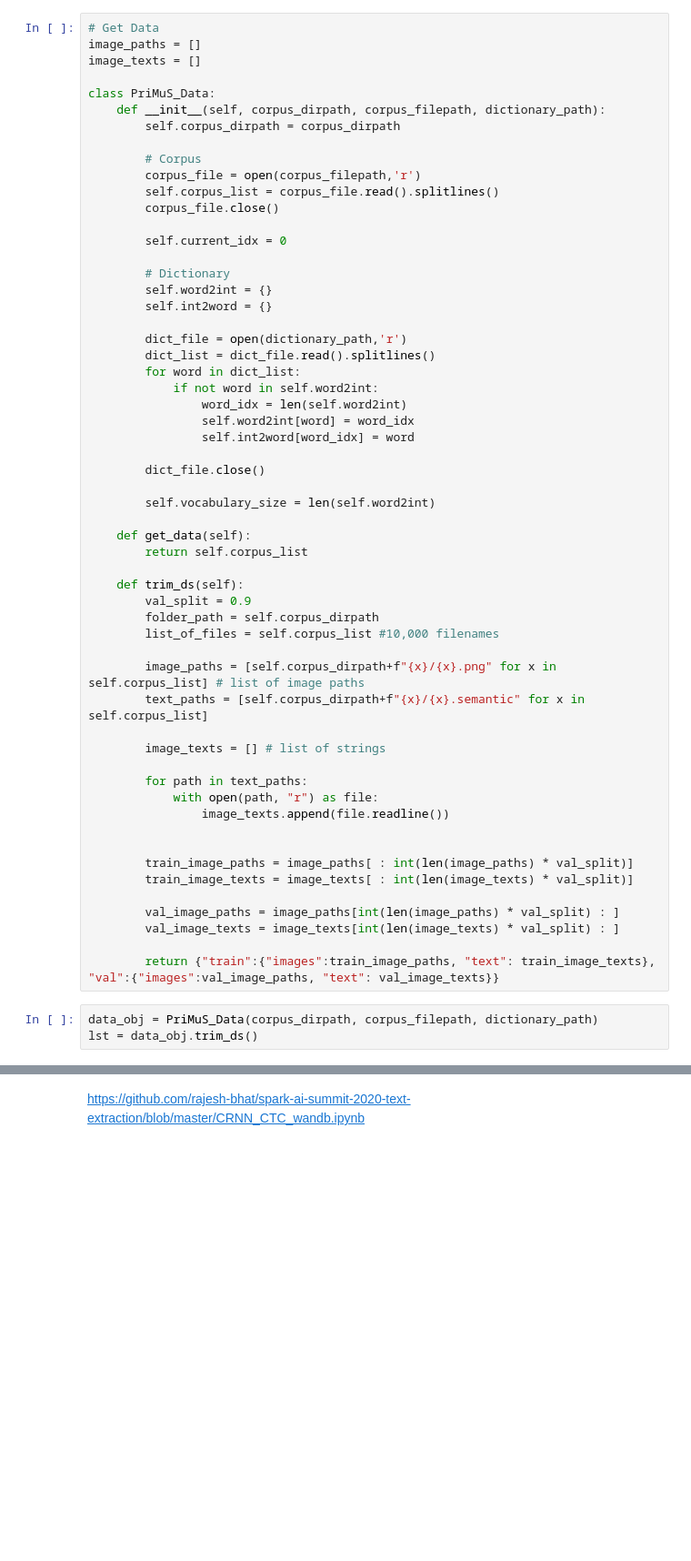
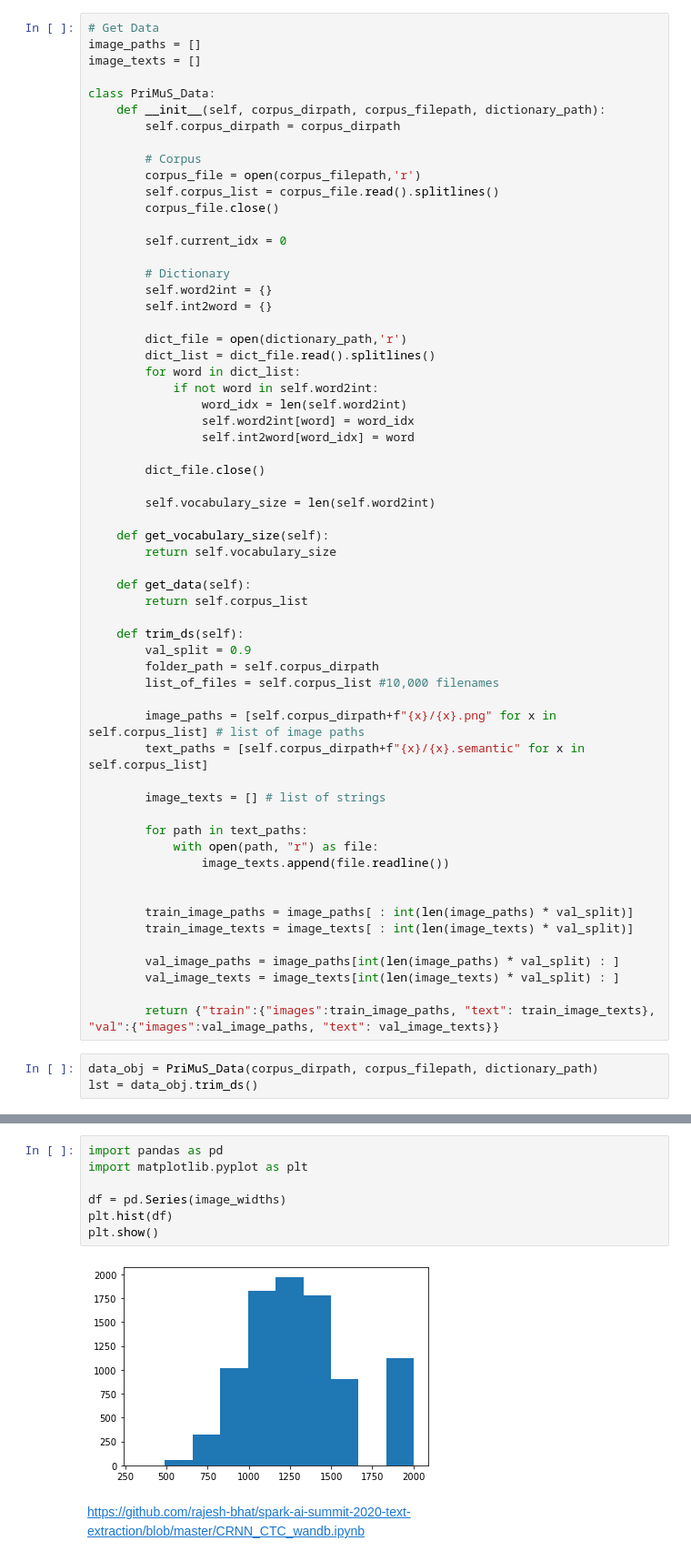
Before and after one commit to nishantpillai5/dl_omr, a Jupyter notebook: notebooks/ctc_model_fit.ipynb, the cells around one changed output, grey strips where cells are left out. Shown at 91% size. Cells and saved outputs as stored; diff of their text form; blank space fills up the shorter version.

```diff
--- a/notebooks/ctc_model_fit.ipynb
+++ b/notebooks/ctc_model_fit.ipynb
@@ -179,6 +151,9 @@ class PriMuS_Data:
 
         self.vocabulary_size = len(self.word2int)
 
+    def get_vocabulary_size(self):
+        return self.vocabulary_size
+
     def get_data(self):
         return self.corpus_list
 
@@ -272,3 +283,12 @@ validation_dataset = (
+# %%
+import pandas as pd
+import matplotlib.pyplot as plt
+
+df = pd.Series(image_widths)
+plt.hist(df)
+plt.show()
+# %% [output]
+[figure, added]
 # %% [markdown]
 https://github.com/rajesh-bhat/spark-ai-summit-2020-text-extraction/blob/master/CRNN_CTC_wandb.ipynb
 # %%
```
Also changed, not shown: parts of 11 cells of this notebook.
